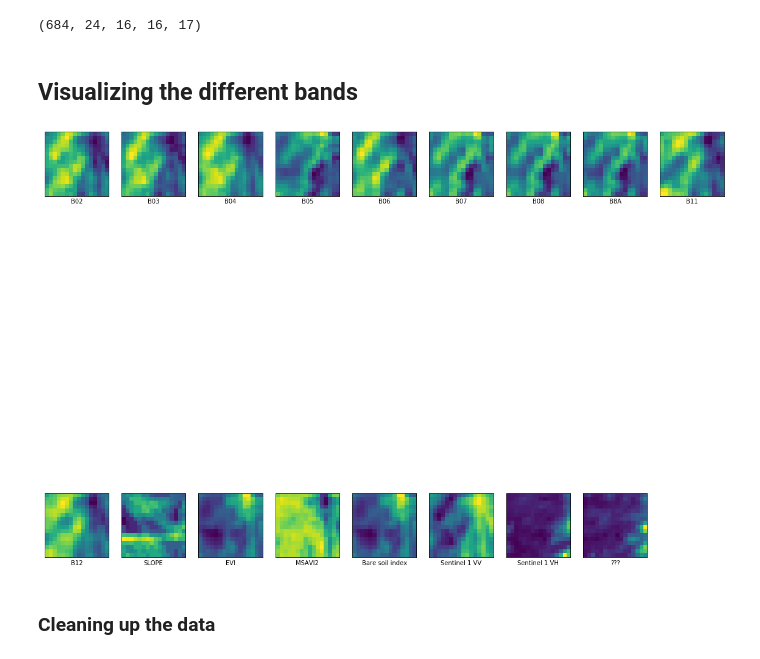
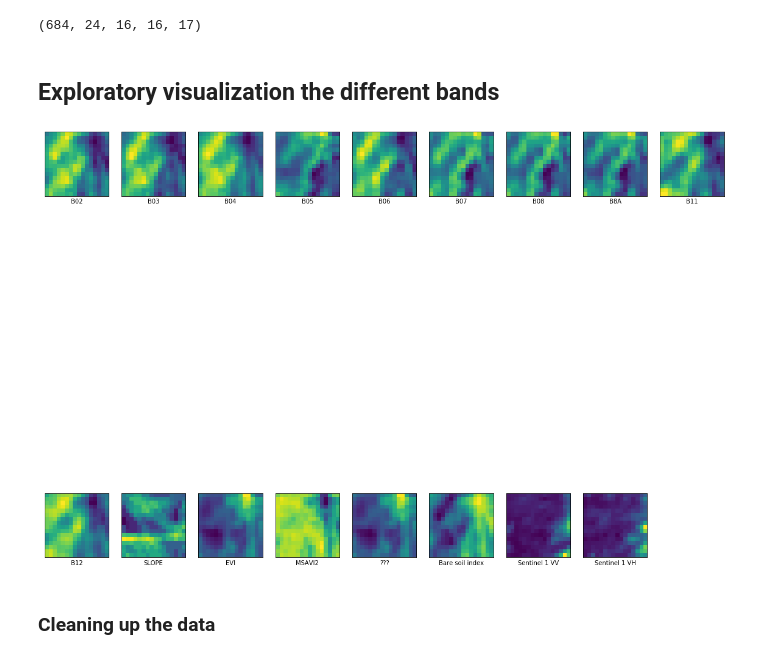
Before and after one commit to dpaolella/restoration-mapper, a Jupyter notebook: notebooks/DataExpl_Cleanup_Daniel_v1.ipynb, the cells around one changed output. Saved outputs shown, nothing was run; the diff lists cells and outputs as text; code cells hidden in the pictures.

```diff
--- a/notebooks/DataExpl_Cleanup_Daniel_v1.ipynb
+++ b/notebooks/DataExpl_Cleanup_Daniel_v1.ipynb
@@ -20,22 +20,22 @@ test_data.shape
 # %% [output]
 (684, 24, 16, 16, 17)
 # %% [markdown]
-## Visualizing the different bands
+## Exploratory visualization the different bands
 # %%
 band_names = ['B02',"B03",'B04','B05','B06','B07', 'B08', 'B8A','B11','B12',
-              'SLOPE','EVI', 'MSAVI2', 'Bare soil index', 'Sentinel 1 VV', 'Sentinel 1 VH', '???']
+              'SLOPE','EVI', 'MSAVI2',  '???', 'Bare soil index', 'Sentinel 1 VV', 'Sentinel 1 VH']
 
 plt.figure(figsize=(20,20))
 for i in range(17):
     plt.subplot(2,9,i+1)
     plt.xticks([])
     plt.yticks([])
     plt.grid(False)
-    plt.imshow(test_data[0,0,:,:,i])
+    plt.imshow(test_data_og[0,0,:,:,i])
     plt.xlabel(band_names[i])
 plt.show()
 # %% [output]
-[figure, old version]
+[figure, new version]
 # %% [markdown]
 ### Cleaning up the data
 # %% [markdown]
```
Also changed, not shown: parts of 2 cells of this notebook.
